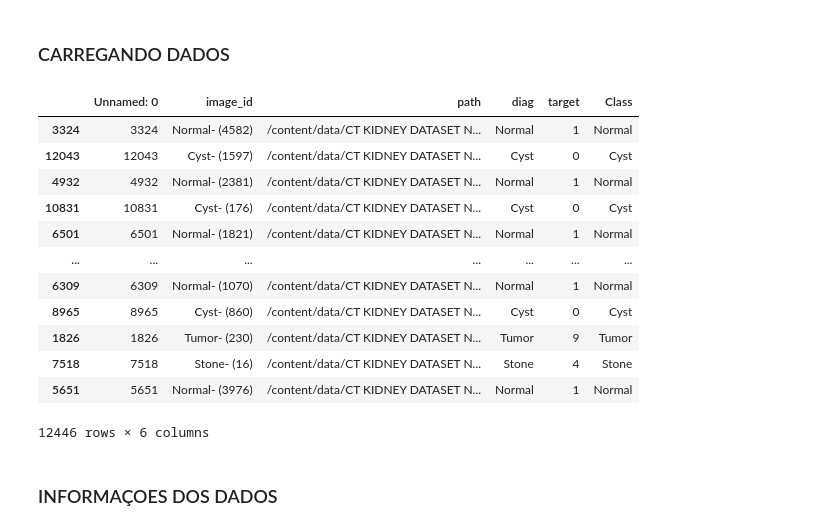
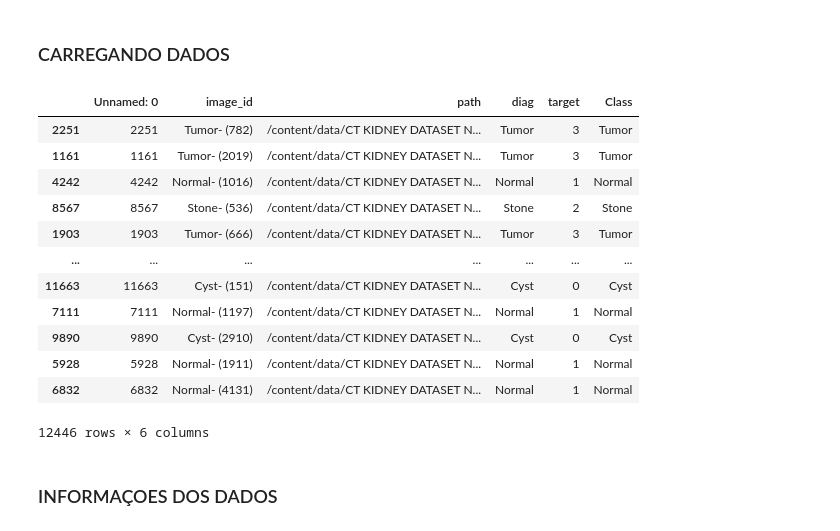
Before and after one commit to LucasDoux/DataScience, a Jupyter notebook: StonesTumografy_DATES/StoneDates.ipynb, the cells around one changed output. Cells and saved outputs as stored; diff of their text form; code cells hidden in the pictures.

```diff
--- a/StonesTumografy_DATES/StoneDates.ipynb
+++ b/StonesTumografy_DATES/StoneDates.ipynb
@@ -19,28 +19,28 @@ import numpy as np
 # %%
 df_dados = pd.read_csv('kidneyData.csv',delimiter=',')
 
 df_dados = df_dados.sample(frac=1) # sample retorna uma amostra aleatória de itens de um eixo de objeto, com uma fracao de itens do eixo.
 
-potencia = 2
+#potencia = 2
 
-df_dados['target'] = df_dados['target']**potencia
+df_dados['diag'] = df_dados['diag'] # **potencia
 
 # df_dados['y2'] = df_dados['y']**potencia
 
 df_dados
 # %% [output]
 |  | Unnamed: 0 | image_id | path | diag | target | Class |
-| 3324 | 3324 | Normal- (4582) | /content/data/CT KIDNEY DATASET N... | Normal | 1 | Normal |
-| 12043 | 12043 | Cyst- (1597) | /content/data/CT KIDNEY DATASET N... | Cyst | 0 | Cyst |
-| 4932 | 4932 | Normal- (2381) | /content/data/CT KIDNEY DATASET N... | Normal | 1 | Normal |
-| 10831 | 10831 | Cyst- (176) | /content/data/CT KIDNEY DATASET N... | Cyst | 0 | Cyst |
-| 6501 | 6501 | Normal- (1821) | /content/data/CT KIDNEY DATASET N... | Normal | 1 | Normal |
+| 2251 | 2251 | Tumor- (782) | /content/data/CT KIDNEY DATASET N... | Tumor | 3 | Tumor |
+| 1161 | 1161 | Tumor- (2019) | /content/data/CT KIDNEY DATASET N... | Tumor | 3 | Tumor |
+| 4242 | 4242 | Normal- (1016) | /content/data/CT KIDNEY DATASET N... | Normal | 1 | Normal |
+| 8567 | 8567 | Stone- (536) | /content/data/CT KIDNEY DATASET N... | Stone | 2 | Stone |
+| 1903 | 1903 | Tumor- (666) | /content/data/CT KIDNEY DATASET N... | Tumor | 3 | Tumor |
 | ... | ... | ... | ... | ... | ... | ... |
-| 6309 | 6309 | Normal- (1070) | /content/data/CT KIDNEY DATASET N... | Normal | 1 | Normal |
-| 8965 | 8965 | Cyst- (860) | /content/data/CT KIDNEY DATASET N... | Cyst | 0 | Cyst |
-| 1826 | 1826 | Tumor- (230) | /content/data/CT KIDNEY DATASET N... | Tumor | 9 | Tumor |
-| 7518 | 7518 | Stone- (16) | /content/data/CT KIDNEY DATASET N... | Stone | 4 | Stone |
-| 5651 | 5651 | Normal- (3976) | /content/data/CT KIDNEY DATASET N... | Normal | 1 | Normal |
+| 11663 | 11663 | Cyst- (151) | /content/data/CT KIDNEY DATASET N... | Cyst | 0 | Cyst |
+| 7111 | 7111 | Normal- (1197) | /content/data/CT KIDNEY DATASET N... | Normal | 1 | Normal |
+| 9890 | 9890 | Cyst- (2910) | /content/data/CT KIDNEY DATASET N... | Cyst | 0 | Cyst |
+| 5928 | 5928 | Normal- (1911) | /content/data/CT KIDNEY DATASET N... | Normal | 1 | Normal |
+| 6832 | 6832 | Normal- (4131) | /content/data/CT KIDNEY DATASET N... | Normal | 1 | Normal |
 12446 rows × 6 columns
 # %% [markdown]
 ### INFORMAÇOES DOS DADOS
```
Also changed, not shown: parts of 5 cells of this notebook.
